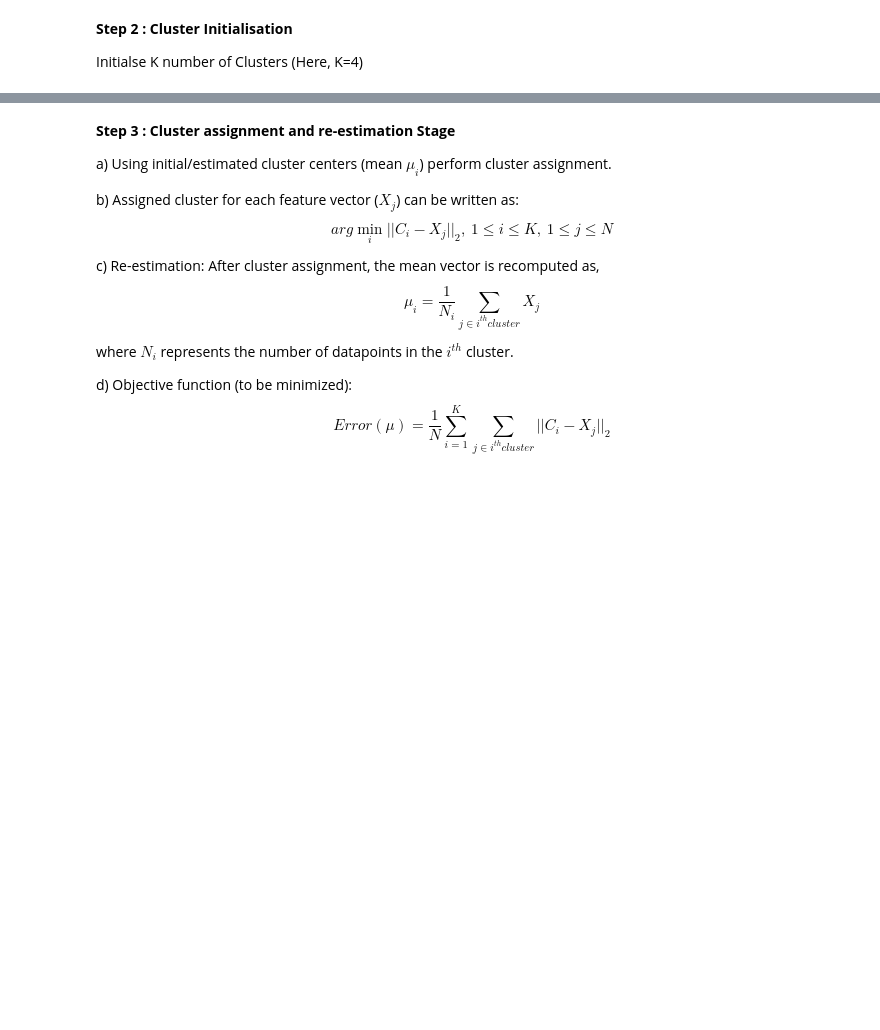
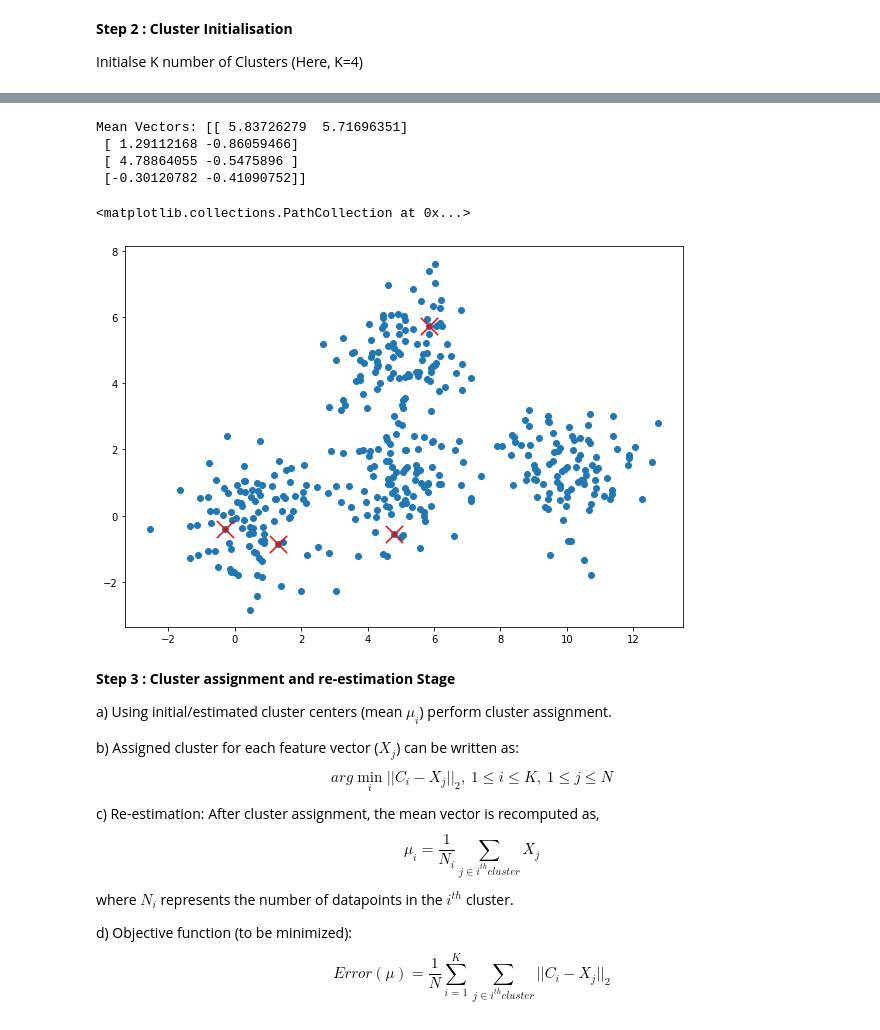
Before and after one commit to shashankp28/PRML-Lab-22, a Jupyter notebook: Assignment_4/Lab_4_Clustering_Part_1.ipynb, the cells around one changed output, grey strips where cells are left out. Saved outputs shown, nothing was run; the diff lists cells and outputs as text; code cells hidden in the pictures; blank space fills up the shorter version.

```diff
--- a/Assignment_4/Lab_4_Clustering_Part_1.ipynb
+++ b/Assignment_4/Lab_4_Clustering_Part_1.ipynb
@@ -41,3 +43,23 @@ Initialse K number of Clusters (Here, K=4)
+# %%
+data_points = np.concatenate(data, axis=0)
+np.random.shuffle(data_points)
+
+
+plt.figure(figsize=(10, 7))
+
+mean_vectors = data_points[:K, :]
+
+print("Mean Vectors:", mean_vectors)
+
+plt.scatter(data_points[:, 0], data_points[:, 1])
+plt.scatter(mean_vectors[:, 0], mean_vectors[:, 1], color='red', marker='x', s=300)
+# %% [output]
+Mean Vectors: [[ 5.83726279  5.71696351]
+ [ 1.29112168 -0.86059466]
+ [ 4.78864055 -0.5475896 ]
+ [-0.30120782 -0.41090752]]
+<matplotlib.collections.PathCollection at 0x...>
+[figure, added]
 # %% [markdown]
 **Step 3 : Cluster assignment and re-estimation Stage**
 
```
Also changed, not shown: parts of 5 cells of this notebook.
